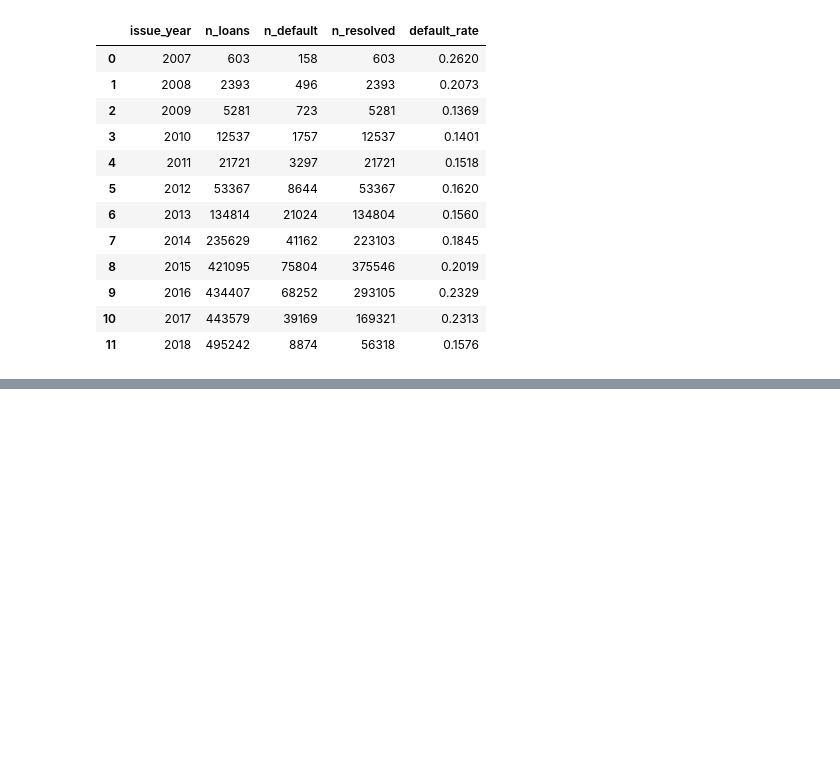
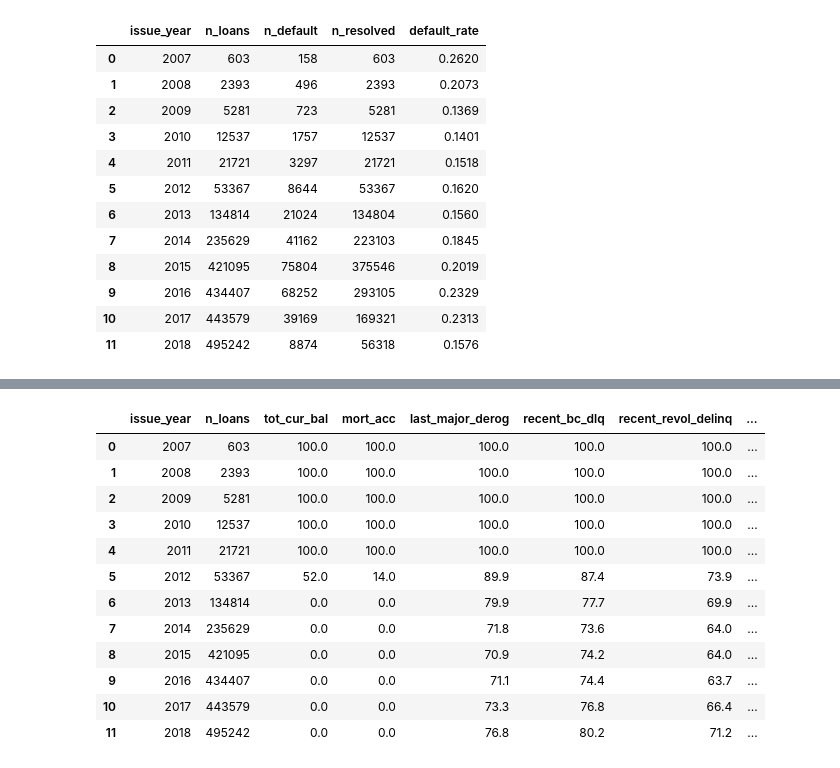
Before and after one commit to EvaVareille/credit-risk-default-prediction, a Jupyter notebook: notebooks/01_data_audit.ipynb, the cells around one changed output, grey strips where cells are left out. Cells and saved outputs as stored; diff of their text form; code cells hidden in the pictures; blank space fills up the shorter version.

```diff
--- a/notebooks/01_data_audit.ipynb
+++ b/notebooks/01_data_audit.ipynb
@@ -106,0 +160,16 @@ audit.loans_per_issue_year(con)
+# %%
+audit.run_sql_file(con, "05_missingness_by_year")
+# %% [output]
+|  | issue_year | n_loans | tot_cur_bal | mort_acc | last_major_derog | recent_bc_dlq | recent_revol_delinq | ... |
+| 0 | 2007 | 603 | 100.0 | 100.0 | 100.0 | 100.0 | 100.0 | ... |
+| 1 | 2008 | 2393 | 100.0 | 100.0 | 100.0 | 100.0 | 100.0 | ... |
+| 2 | 2009 | 5281 | 100.0 | 100.0 | 100.0 | 100.0 | 100.0 | ... |
+| 3 | 2010 | 12537 | 100.0 | 100.0 | 100.0 | 100.0 | 100.0 | ... |
+| 4 | 2011 | 21721 | 100.0 | 100.0 | 100.0 | 100.0 | 100.0 | ... |
+| 5 | 2012 | 53367 | 52.0 | 14.0 | 89.9 | 87.4 | 73.9 | ... |
+| 6 | 2013 | 134814 | 0.0 | 0.0 | 79.9 | 77.7 | 69.9 | ... |
+| 7 | 2014 | 235629 | 0.0 | 0.0 | 71.8 | 73.6 | 64.0 | ... |
+| 8 | 2015 | 421095 | 0.0 | 0.0 | 70.9 | 74.2 | 64.0 | ... |
+| 9 | 2016 | 434407 | 0.0 | 0.0 | 71.1 | 74.4 | 63.7 | ... |
+| 10 | 2017 | 443579 | 0.0 | 0.0 | 73.3 | 76.8 | 66.4 | ... |
+| 11 | 2018 | 495242 | 0.0 | 0.0 | 76.8 | 80.2 | 71.2 | ... |
```
Also changed, not shown: parts of 17 cells of this notebook, 22 other files.
